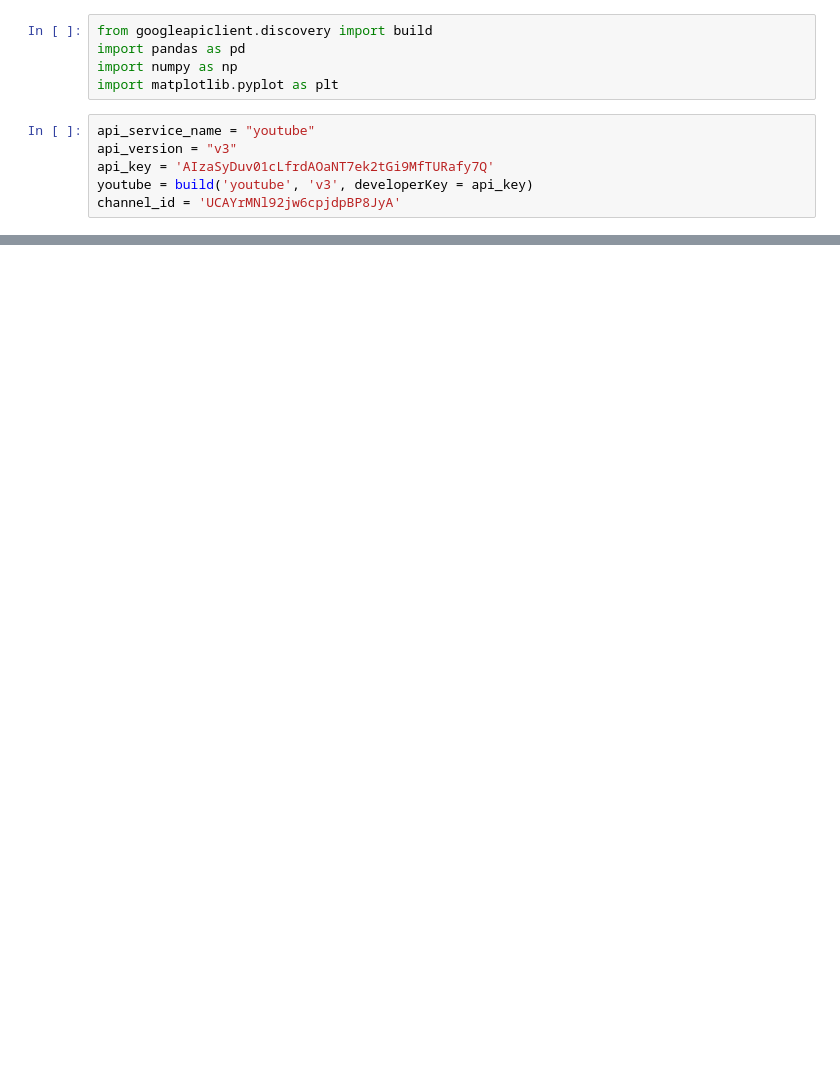
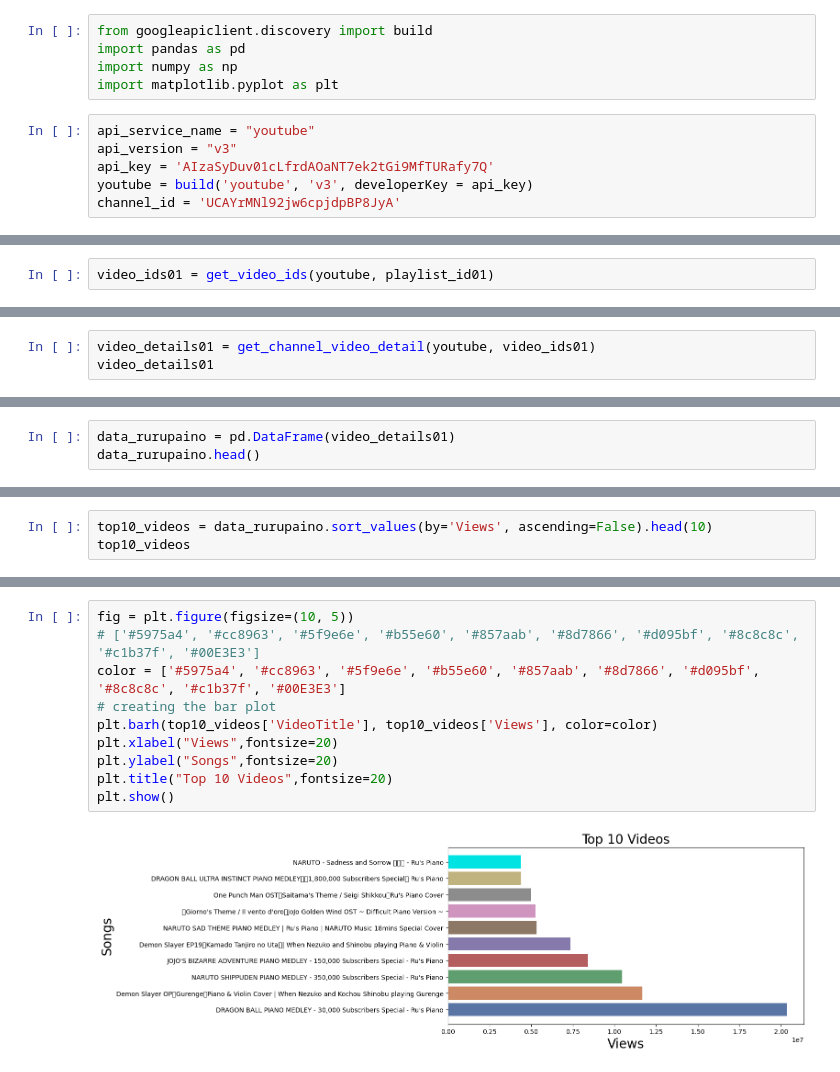
Before and after one commit to Takuyatsai/YouTube-Music-Channel-Analysis, a Jupyter notebook: RuPiano.ipynb, the cells around one changed output, grey strips where cells are left out. Drawn from its saved outputs; the diff is of its cells as text; blank space fills up the shorter version.

```diff
--- a/RuPiano.ipynb
+++ b/RuPiano.ipynb
@@ -51,0 +96,2 @@ ru_statistics
+# %%
+video_ids01 = get_video_ids(youtube, playlist_id01)
@@ -51,0 +130,3 @@ ru_statistics
+# %%
+video_details01 = get_channel_video_detail(youtube, video_ids01)
+video_details01
@@ -51,0 +151,3 @@ ru_statistics
+# %%
+data_rurupaino = pd.DataFrame(video_details01)
+data_rurupaino.head()
@@ -51,0 +193,3 @@ ru_statistics
+# %%
+top10_videos = data_rurupaino.sort_values(by='Views', ascending=False).head(10)
+top10_videos
@@ -51,0 +208,12 @@ ru_statistics
+# %%
+fig = plt.figure(figsize=(10, 5))
+# ['#5975a4', '#cc8963', '#5f9e6e', '#b55e60', '#857aab', '#8d7866', '#d095bf', '#8c8c8c', '#c1b37f', '#00E3E3']
+color = ['#5975a4', '#cc8963', '#5f9e6e', '#b55e60', '#857aab', '#8d7866', '#d095bf', '#8c8c8c', '#c1b37f', '#00E3E3']
+# creating the bar plot
+plt.barh(top10_videos['VideoTitle'], top10_videos['Views'], color=color)
+plt.xlabel("Views",fontsize=20)
+plt.ylabel("Songs",fontsize=20)
+plt.title("Top 10 Videos",fontsize=20)
+plt.show()
+# %% [output]
+[figure, added]
```
Also changed, not shown: parts of 24 cells of this notebook.
